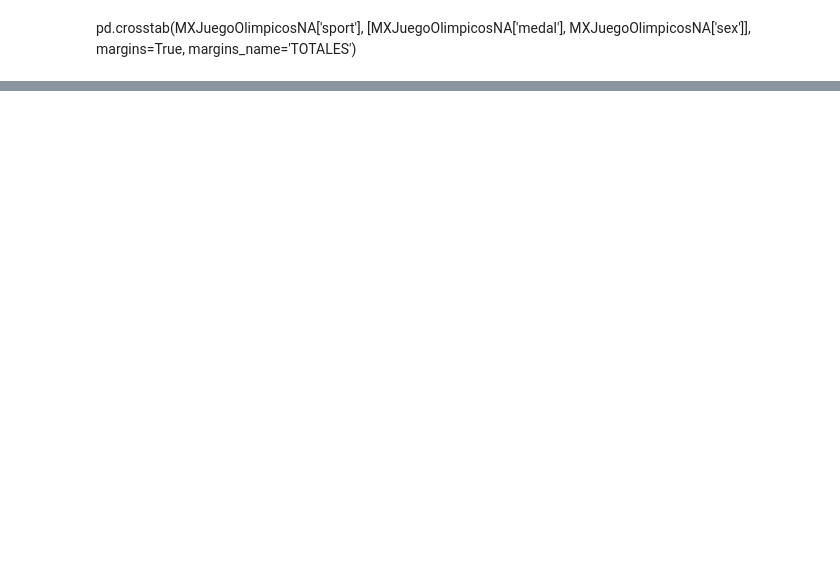
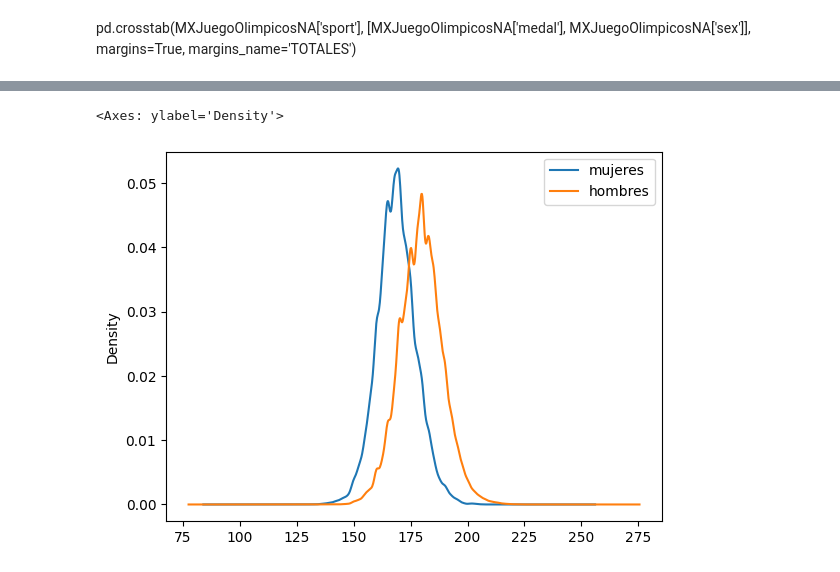
Before and after one commit to villalbaflores3/analisis, a Jupyter notebook: python/analisis.ipynb, the cells around one changed output, grey strips where cells are left out. Drawn from its saved outputs; the diff is of its cells as text; code cells hidden in the pictures; blank space fills up the shorter version.

```diff
--- a/python/analisis.ipynb
+++ b/python/analisis.ipynb
@@ -463,0 +386,13 @@ TypeError: barplot() takes from 0 to 1 positional arguments but 2 positional arg
+# %%
+
+mu = dataframeAtletasF["height"].mean()
+sd = dataframeAtletasF["height"].std()
+
+dfSexo.agg(["min", "max", "mean", "median","std"]).round(decimals=1)
+
+
+figura, axx = plt.subplots()
+dfSexo[["mujeres","hombres"]].plot.kde(ax = axx)
+# %% [output]
+<Axes: ylabel='Density'>
+[figure, added]
```
Also changed, not shown: parts of 47 cells of this notebook, 6 other files.
